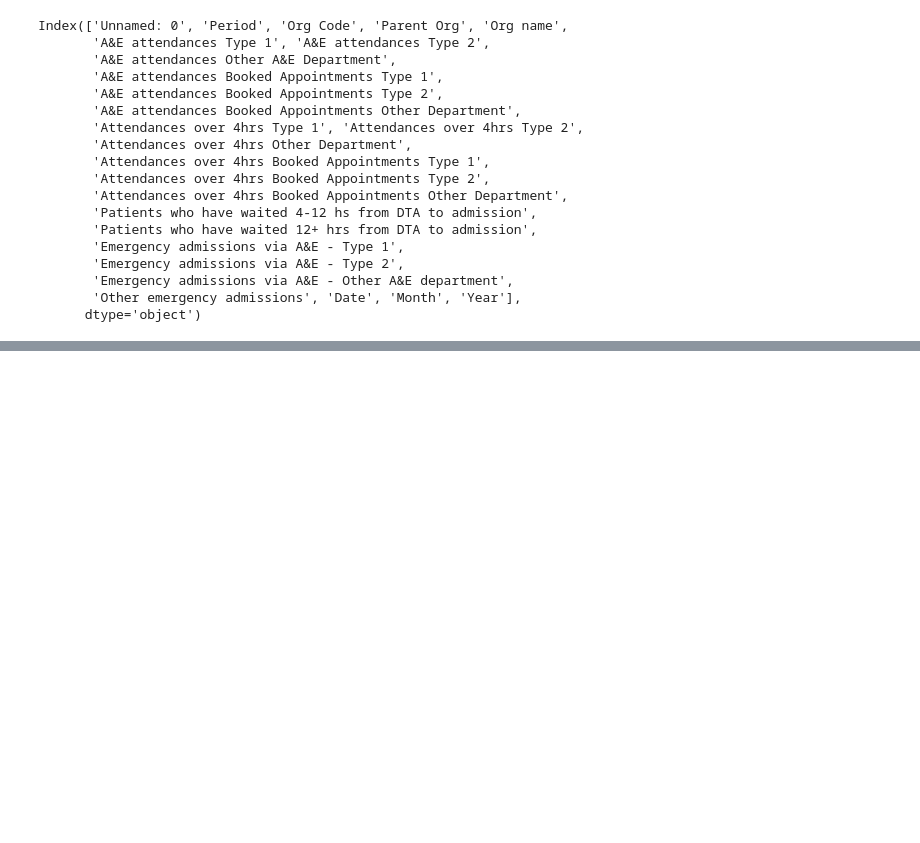
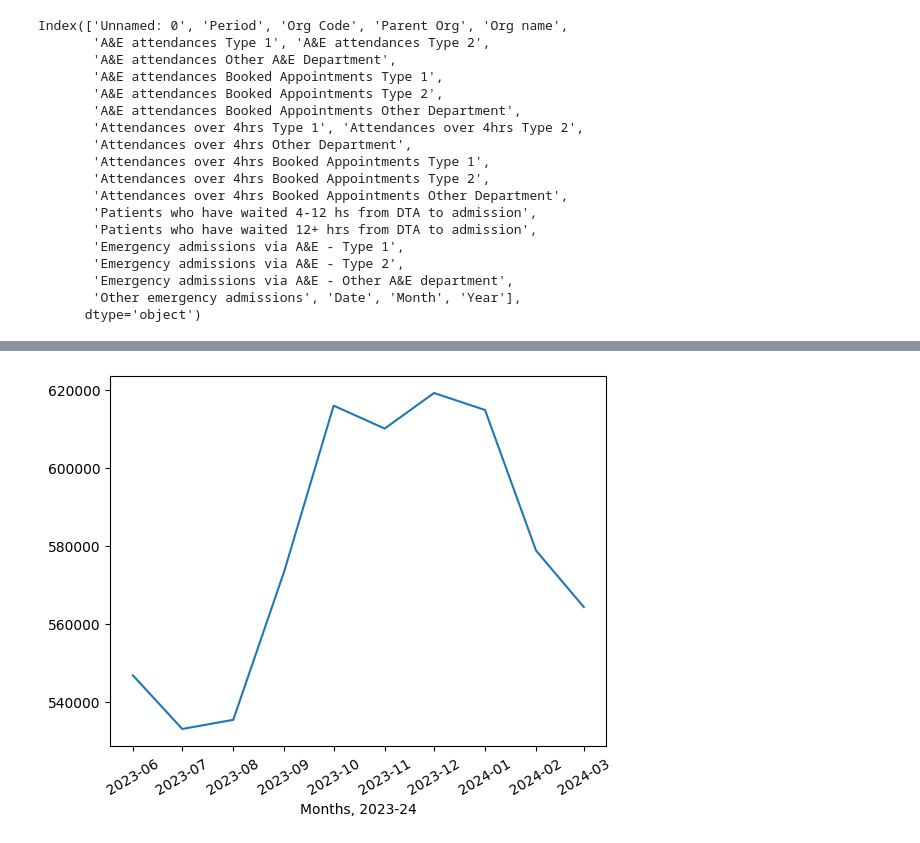
Before and after one commit to SpoicyCurri/DHSC-Technical-Task, a Jupyter notebook: notebooks/Analyse_Data.ipynb, the cells around one changed output, grey strips where cells are left out. Cells and saved outputs as stored; diff of their text form; code cells hidden in the pictures; blank space fills up the shorter version.

```diff
--- a/notebooks/Analyse_Data.ipynb
+++ b/notebooks/Analyse_Data.ipynb
@@ -85,0 +89,4 @@ ax.tick_params(axis='x', labelrotation=30)
+# %%
+plot_linechart(plot_data, 'Attendances over 4hrs Type 1')
+# %% [output]
+[figure, added]
```
Also changed, not shown: parts of 4 cells of this notebook.
